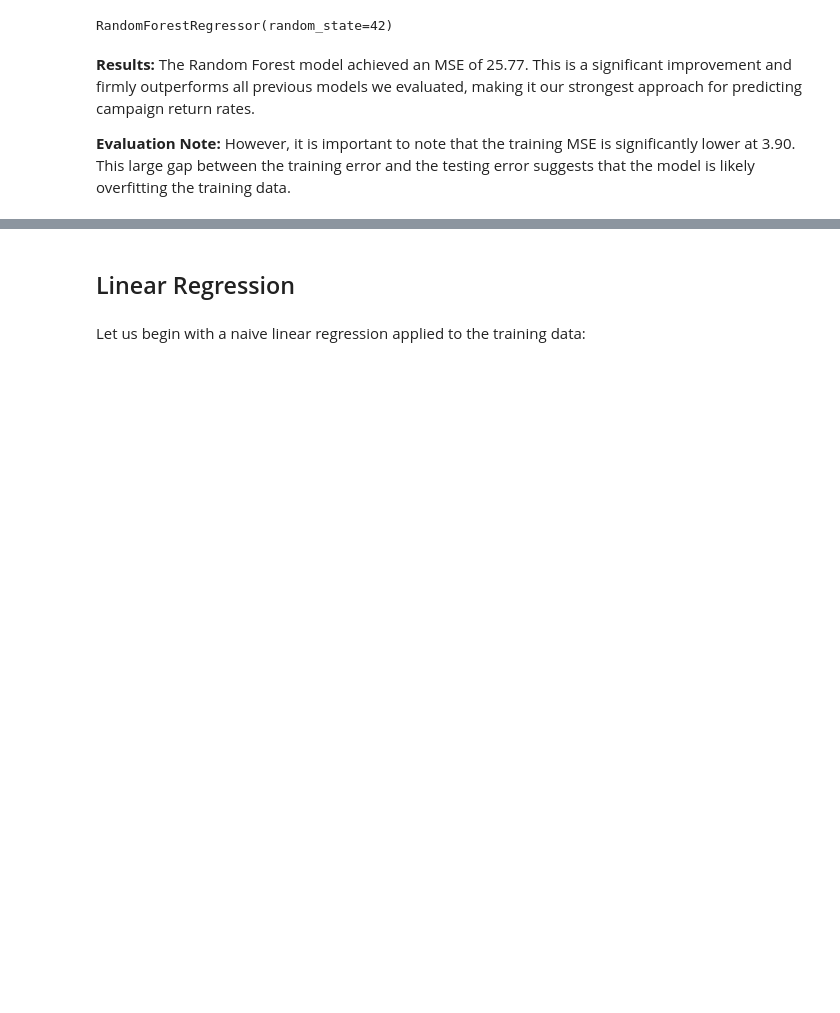
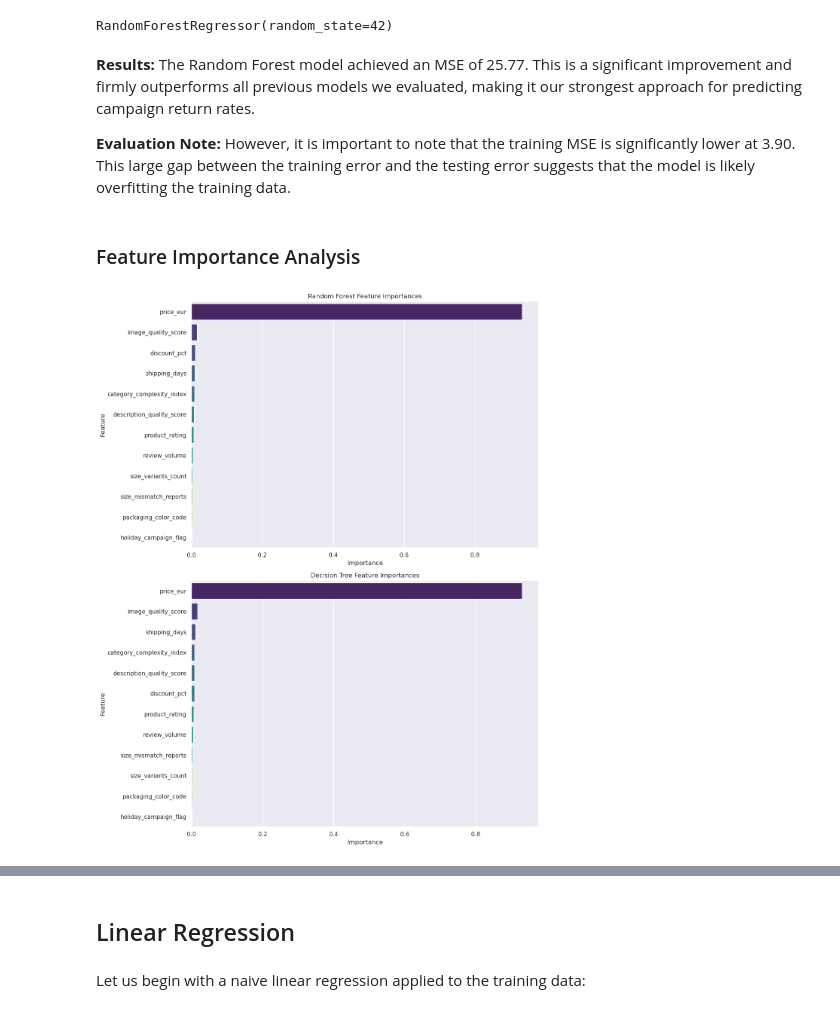
Before and after one commit to tomabrihacescu/return_rate_ecommerce_platform, a Jupyter notebook: draft1.ipynb, the cells around one changed output, grey strips where cells are left out. Saved outputs shown, nothing was run; the diff lists cells and outputs as text; code cells hidden in the pictures; blank space fills up the shorter version.

Commit message:
added feature importance analysis

```diff
--- a/draft1.ipynb
+++ b/draft1.ipynb
@@ -341,3 +341,33 @@ RandomForestRegressor(random_state=42)
 **Results:** The Random Forest model achieved an MSE of 25.77. This is a significant improvement and firmly outperforms all previous models we evaluated, making it our strongest approach for predicting campaign return rates.
 
 **Evaluation Note:** However, it is important to note that the training MSE is significantly lower at 3.90. This large gap between the training error and the testing error suggests that the model is likely overfitting the training data.
+# %% [markdown]
+###  Feature Importance Analysis
+# %%
+fig, axs = plt.subplots(2, 1, figsize=(12, 15))
+
+# Random Forest Feature Importances
+importances = RF.feature_importances_
+Feature_names = [col for col in X_train.columns]
+feat_imp = pd.Series(importances, index=Feature_names).sort_values(ascending=False)
+
+sns.barplot(x=feat_imp.values, y=feat_imp.index, palette="viridis", ax=axs[0])
+axs[0].set_title("Random Forest Feature Importances")
+axs[0].set_xlabel("Importance")
+axs[0].set_ylabel("Feature")
+
+
+# Decision Tree Feature Importances
+importances = DT.feature_importances_
+Feature_names = [col for col in X_train.columns]
+feat_imp = pd.Series(importances, index=Feature_names).sort_values(ascending=False)
+
+sns.barplot(x=feat_imp.values, y=feat_imp.index, palette="viridis", ax=axs[1])
+axs[1].set_title("Decision Tree Feature Importances")
+axs[1].set_xlabel("Importance")
+axs[1].set_ylabel("Feature")
+
+plt.tight_layout()
+plt.show()
+# %% [output]
+[figure, added]
```
Also changed, not shown: parts of 1 cell of this notebook.
